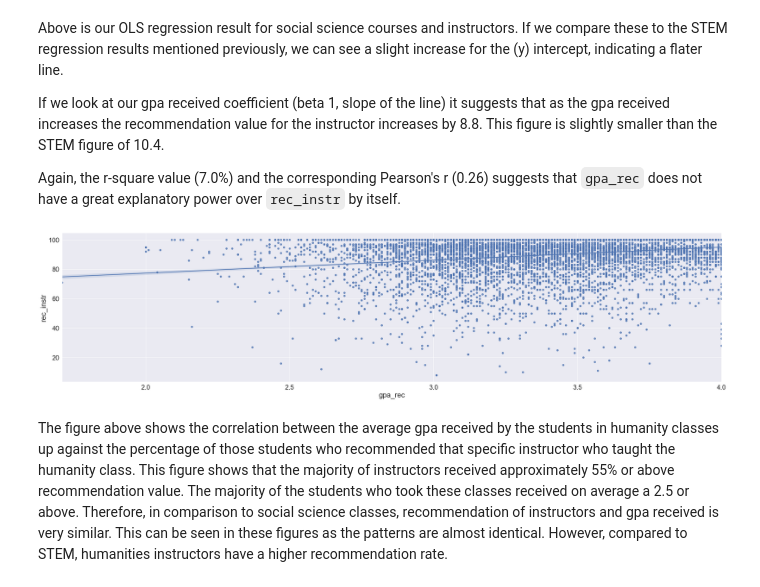
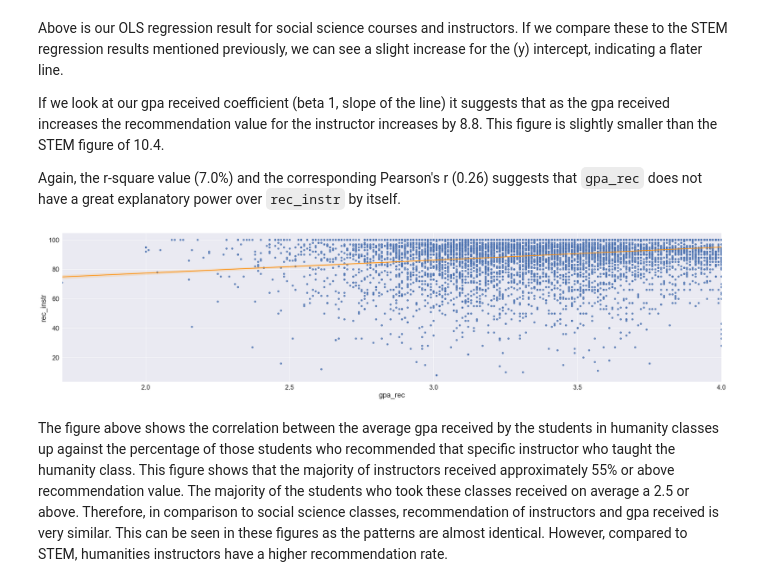
Before and after one commit to p-ghag/DataScience, a Jupyter notebook: FinalProject_group046.ipynb, the cells around one changed output. Cells and saved outputs as stored; diff of their text form; code cells hidden in the pictures.

```diff
--- a/FinalProject_group046.ipynb
+++ b/FinalProject_group046.ipynb
@@ -600,9 +599,10 @@ If we look at our gpa received coefficient (beta 1, slope of the line) it sugges
 Again, the r-square value (7.0%) and the corresponding Pearson's r (0.26) suggests that `gpa_rec` does not have a great explanatory power over `rec_instr` by itself.
 # %%
 # Check the correlation between gpa_rec and rec_instr for humanities classes
-plot3 = sns.lmplot(x='gpa_rec', y='rec_instr', data=cape_hum, fit_reg = True, height = 8, aspect = 4)
+plot3 = sns.lmplot(x='gpa_rec', y='rec_instr', data=cape_hum, fit_reg = True, line_kws={'color': 'darkorange'},
+                   height = 8, aspect = 4)
 # %% [output]
-[figure, old version]
+[figure, new version]
 # %% [markdown]
 The figure above shows the correlation between the average gpa received by the students in humanity classes up against the percentage of those students who recommended that specific instructor who taught the humanity class. This figure shows that the majority of instructors received approximately 55% or above recommendation value. The majority of the students who took these classes received on average a 2.5 or above. Therefore, in comparison to social science classes, recommendation of instructors and gpa received is very similar. This can be seen in these figures as the patterns are almost identical. However, compared to STEM, humanities instructors have a higher recommendation rate.
 # %%
```
Also changed, not shown: parts of 11 cells of this notebook.
